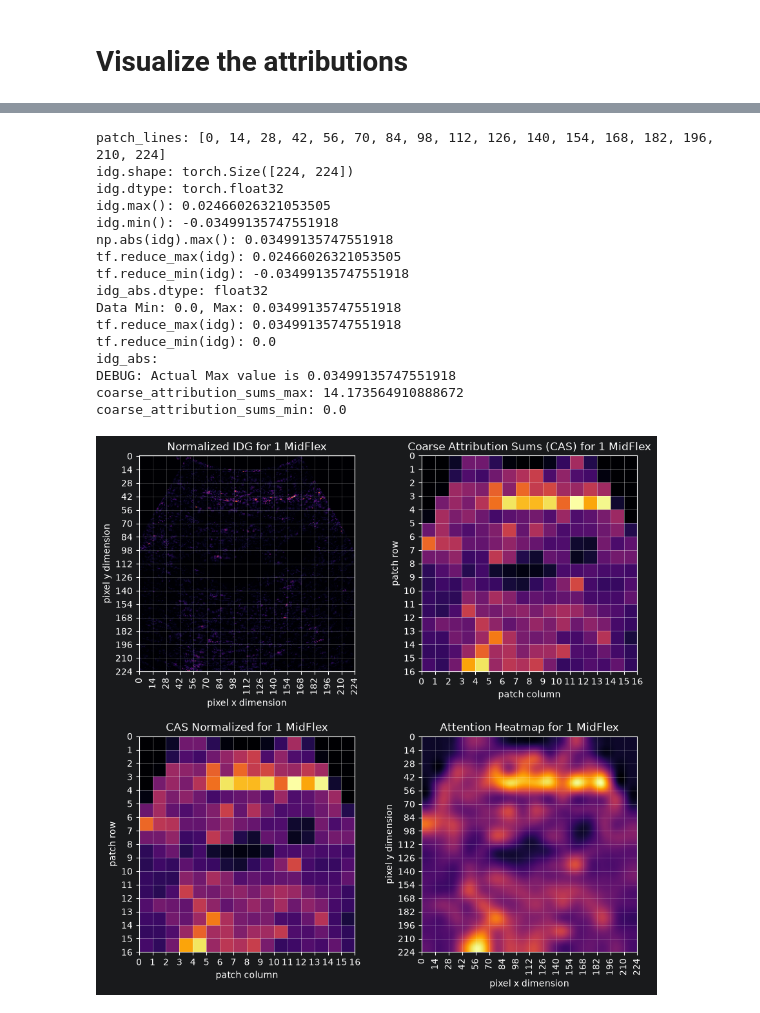
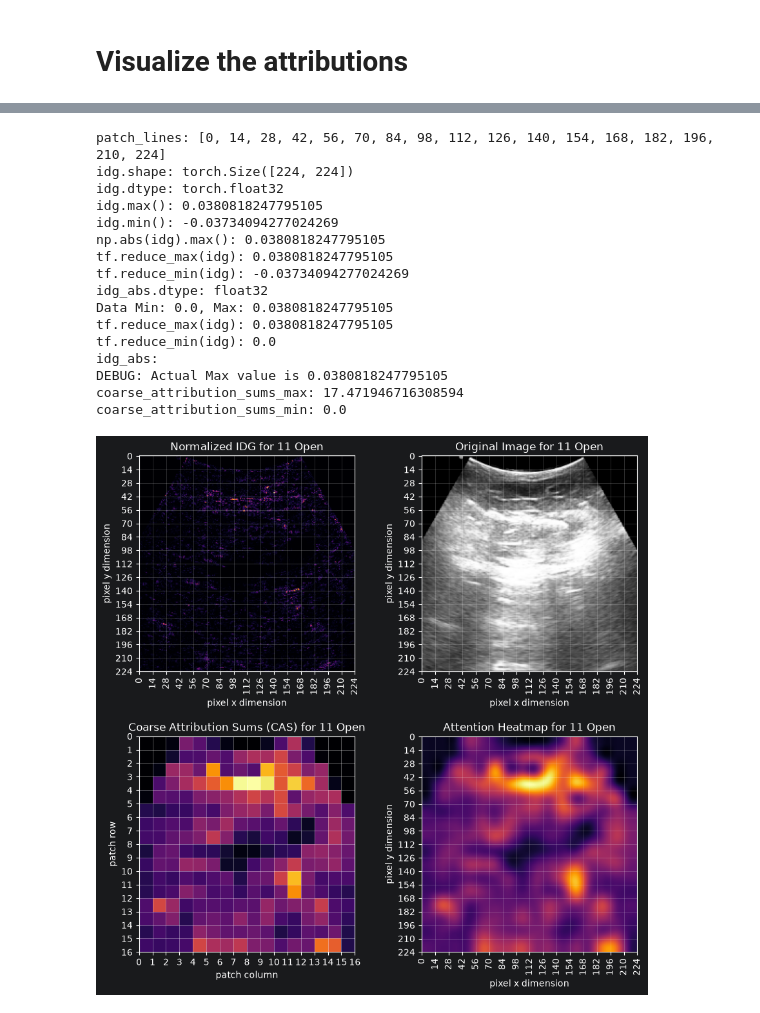
Before and after one commit to rickgladwin/Integrated-Decision-Gradients, a Jupyter notebook: IDG/example_ultrasound.ipynb, the cells around one changed output, grey strips where cells are left out. Saved outputs shown, nothing was run; the diff lists cells and outputs as text; code cells hidden in the pictures.

Commit message:
generate attention plots for all gesture classes

```diff
--- a/IDG/example_ultrasound.ipynb
+++ b/IDG/example_ultrasound.ipynb
@@ -199,7 +199,7 @@ from PIL import Image
 
 # exemplar filepaths:
 # image_path: str = "img/class_exemplars/ultrasound_exemplar_class_0_subject_4_perp_image_2471.png"
-image_path: str = "img/class_exemplars/ultrasound_exemplar_class_1_subject_4_perp_image_3738.png"
+# image_path: str = "img/class_exemplars/ultrasound_exemplar_class_1_subject_4_perp_image_3738.png"
 # image_path: str = "img/class_exemplars/ultrasound_exemplar_class_2_subject_4_perp_image_3809.png"
 # image_path: str = "img/class_exemplars/ultrasound_exemplar_class_3_subject_4_perp_image_1580.png"
 # image_path: str = "img/class_exemplars/ultrasound_exemplar_class_4_subject_4_perp_image_2857.png"
@@ -209,7 +209,7 @@ image_path: str = "img/class_exemplars/ultrasound_exemplar_class_1_subject_4_per
 # image_path: str = "img/class_exemplars/ultrasound_exemplar_class_8_subject_4_perp_image_3248.png"
 # image_path: str = "img/class_exemplars/ultrasound_exemplar_class_9_subject_4_perp_image_923.png"
 # image_path: str = "img/class_exemplars/ultrasound_exemplar_class_10_subject_4_perp_image_1054.png"
-# image_path: str = "img/class_exemplars/ultrasound_exemplar_class_11_subject_4_perp_image_3531.png"
+image_path: str = "img/class_exemplars/ultrasound_exemplar_class_11_subject_4_perp_image_3531.png"
 
 imgFile: ImageFile = Image.open(image_path, formats=["PNG"])
 img: Image.Image = imgFile.convert("L") # convert to grayscale
@@ -808,7 +818,8 @@ from mpl_toolkits.axes_grid1 import make_axes_locatable
 from datetime import datetime
 
 # config
-save_attribution_plots: bool = True
+save_attribution_plots: bool = False
+save_attention_plots: bool = True
 attribution_plots_file_path: str = "../results/figs/attribution_maps/"
 file_datetime = datetime.now().strftime("%Y%m%d_%H%M%S")
 
@@ -1184,7 +1195,7 @@ fig, _ = viz.visualize_image_attr(attr=baseline_numpy,
                                   plt_fig_axis = plt.subplots(1, 1))
 
 if save_attribution_plots:
-    baseline_plot_filename: str = f"idg_attrib_map_{test_class}_{target_class}_baseline_{file_datetime}"
+    baseline_plot_filename: str = f"idg_attrib_map_{target_class}_{test_class}_baseline_{file_datetime}"
     baseline_plot_filepath: str = os.path.join(attribution_plots_file_path, baseline_plot_filename)
     fig.savefig(baseline_plot_filepath, dpi=150)
 #### end baseline
@@ -1435,7 +1446,7 @@ if save_attention_map:
 # TODO: create combined (normalized) attribution map and combined attention map for all gestures
 
 # 2. Plot the normalized data
-fig, axs = plt.subplots(nrows=2, ncols=2, figsize=(10, 10))
+fig_attn, axs = plt.subplots(nrows=2, ncols=2, figsize=(10, 10))
 plt.subplots_adjust(wspace=0.3, hspace=0.3)
 
 # attribution map with patch gridlines
@@ -1453,18 +1464,39 @@ for line in patch_lines:
 boundaries = np.arange(-0.5, patches_per_dimension, 1)
 
 # coarse attribution sums with patch gridlines
-axs[0,1].imshow(coarse_attribution_sums, cmap='inferno')
-axs[0,1].set_title(f"Coarse Attribution Sums (CAS) for {target_class} {test_class}")
-axs[0,1].set_xticks(boundaries)
-axs[0,1].set_yticks(boundaries)
-axs[0,1].grid(which='major', color='white', alpha=0.5, linestyle='-', linewidth=0.5)
-axs[0,1].set_xticklabels([int(b + 0.5) for b in boundaries])
-axs[0,1].set_yticklabels([int(b + 0.5) for b in boundaries])
-axs[0,1].set_xlabel("patch column")
-axs[0,1].set_ylabel("patch row")
+# axs[0,1].imshow(coarse_attribution_sums, cmap='inferno')
+# axs[0,1].set_title(f"Coarse Attribution Sums (CAS) for {target_class} {test_class}")
+# axs[0,1].set_xticks(boundaries)
+# axs[0,1].set_yticks(boundaries)
+# axs[0,1].grid(which='major', color='white', alpha=0.5, linestyle='-', linewidth=0.5)
+# axs[0,1].set_xticklabels([int(b + 0.5) for b in boundaries])
+# axs[0,1].set_yticklabels([int(b + 0.5) for b in boundaries])
+# axs[0,1].set_xlabel("patch column")
+# axs[0,1].set_ylabel("patch row")
 
+# original image
+axs[0,1].imshow(img_print, cmap='gray')
+axs[0,1].set_title(f"Original Image for {target_class} {test_class}")
+# axs[0,1].set_xticks(boundaries)
+# axs[0,1].set_yticks(boundaries)
+# axs[0,1].grid(which='major', color='white', alpha=0.5, linestyle='-', linewidth=0.5)
+# axs[0,1].set_xticklabels([int(b + 0.5) for b in boundaries])
+# axs[0,1].set_yticklabels([int(b + 0.5) for b in boundaries])
+# axs[0,1].set_xlabel("patch column")
+# axs[0,1].set_ylabel("patch row")
+axs[0,1].set_xticks(patch_lines, labels=patch_lines, rotation=90)
+axs[0,1].set_yticks(patch_lines)
+axs[0,1].set_xlabel("pixel x dimension")
+axs[0,1].set_ylabel("pixel y dimension")
+# draw patches on the attribution map
+for line in patch_lines:
+    axs[0,1].axvline(x=line, alpha=0.25, color='white', linewidth=0.5, linestyle='-')
+    axs[0,1].axhline(y=line, alpha=0.25, color='white', linewidth=0.5, linestyle='-')
+
+# normalized Coarse Attribution Sums (CAS)
 axs[1,0].imshow(coarse_attribution_sums_array, cmap='inferno')
-axs[1,0].set_title(f"CAS Normalized for {target_class} {test_class}")
+# axs[1,0].set_title(f"CAS Normalized for {target_class} {test_class}")
+axs[1,0].set_title(f"Coarse Attribution Sums (CAS) for {target_class} {test_class}")
 axs[1,0].set_xticks(boundaries)
 axs[1,0].set_yticks(boundaries)
 axs[1,0].grid(which='major', color='white', alpha=0.5, linestyle='-', linewidth=0.5)
@@ -1501,6 +1533,13 @@ for line in patch_lines:
 
 plt.show()
 
+attribution_and_attention_filename: str = f"idg_attrib_and_attn_{target_class}_{test_class}_{file_datetime}"
+attribution_and_attention_folder_path: str = f"../results/figs/attention_maps/"
+attribution_and_attention_filepath: str = os.path.join(attribution_and_attention_folder_path, attribution_and_attention_filename)
+
+if save_attention_plots:
+    fig_attn.savefig(attribution_and_attention_filepath, dpi=150)
+
 # TODO: discuss what spatial information the CNN contains. Classically, we think of CNNs as
 #  not retaining the information about spatial relationships in the training images.
 #  But if we use the CNN as part of a process of predicting the class output for the image,
@@ -1510,40 +1549,40 @@ plt.show()
 #  original image does. (** confirm this ﷿﷿﷿﷿﷿﷿﷿﷿﷿ if there are processes that will generate the
 #  original images from classifier models, then can the model be said to contain the original
 #  images' information? Or does the model only contain the information in a statistical sense?)
 #  Does the DNA sequence contain all the information about the final animal it builds? No.
 #  But the DNA sequence PLUS a set of rules about how chemicals and proteins and other molecules
 #  interact IS enough to generate the final organism. This is algorithmic information theory.
 #  The question about the CNN is similar. Look at the attribution map. The CNN itself only
 #  contained _localized_ information about the image. Patterns and shapes.
 #
 #  But the information in the CNN PLUS the Integrated Gradients algorithm lets the CNN contribute
 #  spatial information about the image. A caveat here: the IG algorithm requires the inclusion
 #  of the image itself. So all the spatial information about a single image is available to
 #  the system when the algorithm runs. What the CNN provides is information about _all_ the images
 #  in the test image's class, plus information about the images not in the test image's class,
 #  plus information about the _relationships_ between those images and classes, that's not
 #  available in any one image.
 #
 #  So the CNN is storing information that can be used to retrieve some spatial information relevant
 #  to a single image, but what the CNN actually stores is information at a different subjective
 #  or statistical level. It contains information about the classes and relationships.
 #  So when we run the IG algorithm alongside a CNN and an image, the information we're recovering
 #  concerns how the image is related to the rest of the images and classes in the training dataset.
 # %% [output]
 patch_lines: [0, 14, 28, 42, 56, 70, 84, 98, 112, 126, 140, 154, 168, 182, 196, 210, 224]
 idg.shape: torch.Size([224, 224])
 idg.dtype: torch.float32
-idg.max(): 0.02466026321053505
-idg.min(): -0.03499135747551918
-np.abs(idg).max(): 0.03499135747551918
-tf.reduce_max(idg): 0.02466026321053505
-tf.reduce_min(idg): -0.03499135747551918
+idg.max(): 0.0380818247795105
+idg.min(): -0.03734094277024269
+np.abs(idg).max(): 0.0380818247795105
+tf.reduce_max(idg): 0.0380818247795105
+tf.reduce_min(idg): -0.03734094277024269
 idg_abs.dtype: float32
-Data Min: 0.0, Max: 0.03499135747551918
-tf.reduce_max(idg): 0.03499135747551918
+Data Min: 0.0, Max: 0.0380818247795105
+tf.reduce_max(idg): 0.0380818247795105
 tf.reduce_min(idg): 0.0
 idg_abs:
-DEBUG: Actual Max value is 0.03499135747551918
-coarse_attribution_sums_max: 14.173564910888672
+DEBUG: Actual Max value is 0.0380818247795105
+coarse_attribution_sums_max: 17.471946716308594
 coarse_attribution_sums_min: 0.0
-[figure, old version]
+[figure, new version]
```
Also changed, not shown: parts of 3 cells of this notebook, 44 other files.
